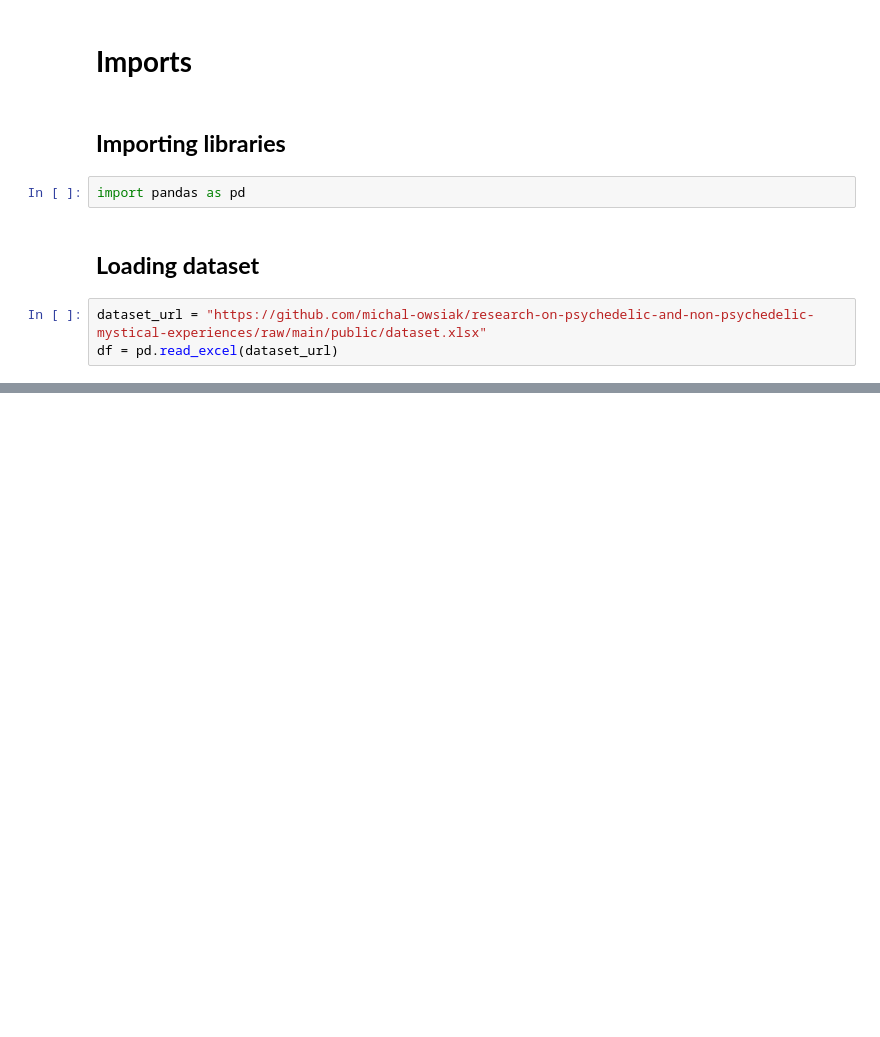
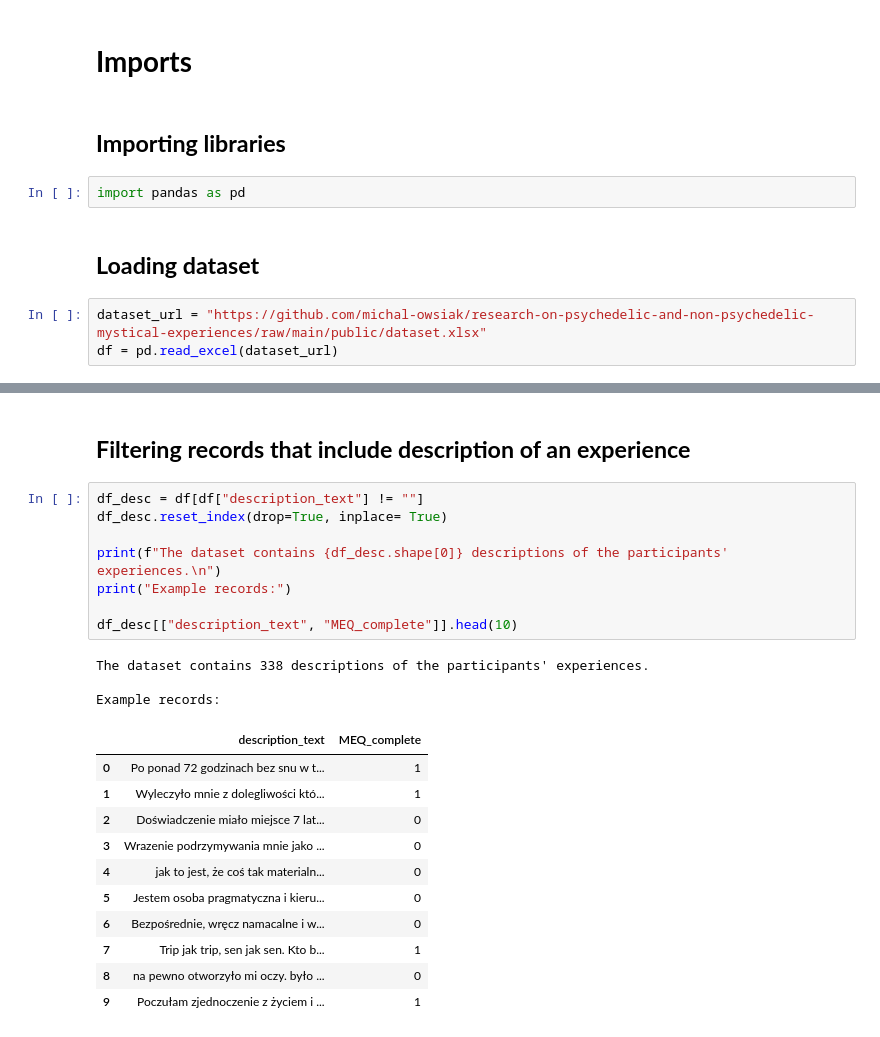
Before and after one commit to michal-owsiak/swps-university-research-part-II, a Jupyter notebook: linguistic_analysis.ipynb, the cells around one changed output, grey strips where cells are left out. Cells and saved outputs as stored; diff of their text form; blank space fills up the shorter version.

```diff
--- a/linguistic_analysis.ipynb
+++ b/linguistic_analysis.ipynb
@@ -61,0 +125,25 @@ df.head(10)
+# %% [markdown]
+## **Filtering records that include description of an experience**
+# %%
+df_desc = df[df["description_text"] != ""]
+df_desc.reset_index(drop=True, inplace= True)
+
+print(f"The dataset contains {df_desc.shape[0]} descriptions of the participants' experiences.\n")
+print("Example records:")
+
+df_desc[["description_text", "MEQ_complete"]].head(10)
+# %% [output]
+The dataset contains 338 descriptions of the participants' experiences.
+
+Example records:
+|  | description_text | MEQ_complete |
+| 0 | Po ponad 72 godzinach bez snu w t... | 1 |
+| 1 | Wyleczyło mnie z dolegliwości któ... | 1 |
+| 2 | Doświadczenie miało miejsce 7 lat... | 0 |
+| 3 | Wrazenie podrzymywania mnie jako ... | 0 |
+| 4 | jak to jest, że coś tak materialn... | 0 |
+| 5 | Jestem osoba pragmatyczna i kieru... | 0 |
+| 6 | Bezpośrednie, wręcz namacalne i w... | 0 |
+| 7 | Trip jak trip, sen jak sen. Kto b... | 1 |
+| 8 | na pewno otworzyło mi oczy. było ... | 0 |
+| 9 | Poczułam zjednoczenie z życiem i ... | 1 |
```
Also changed, not shown: parts of 9 cells of this notebook.
